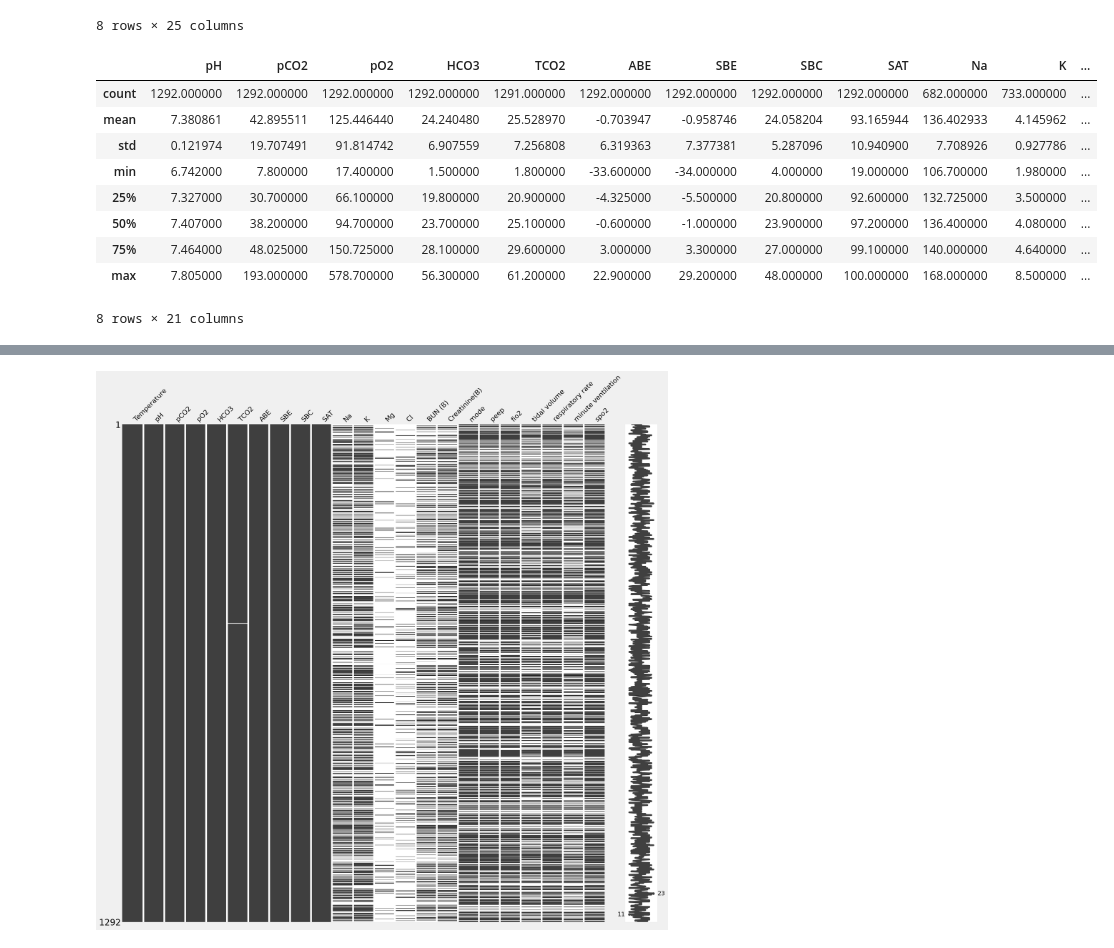
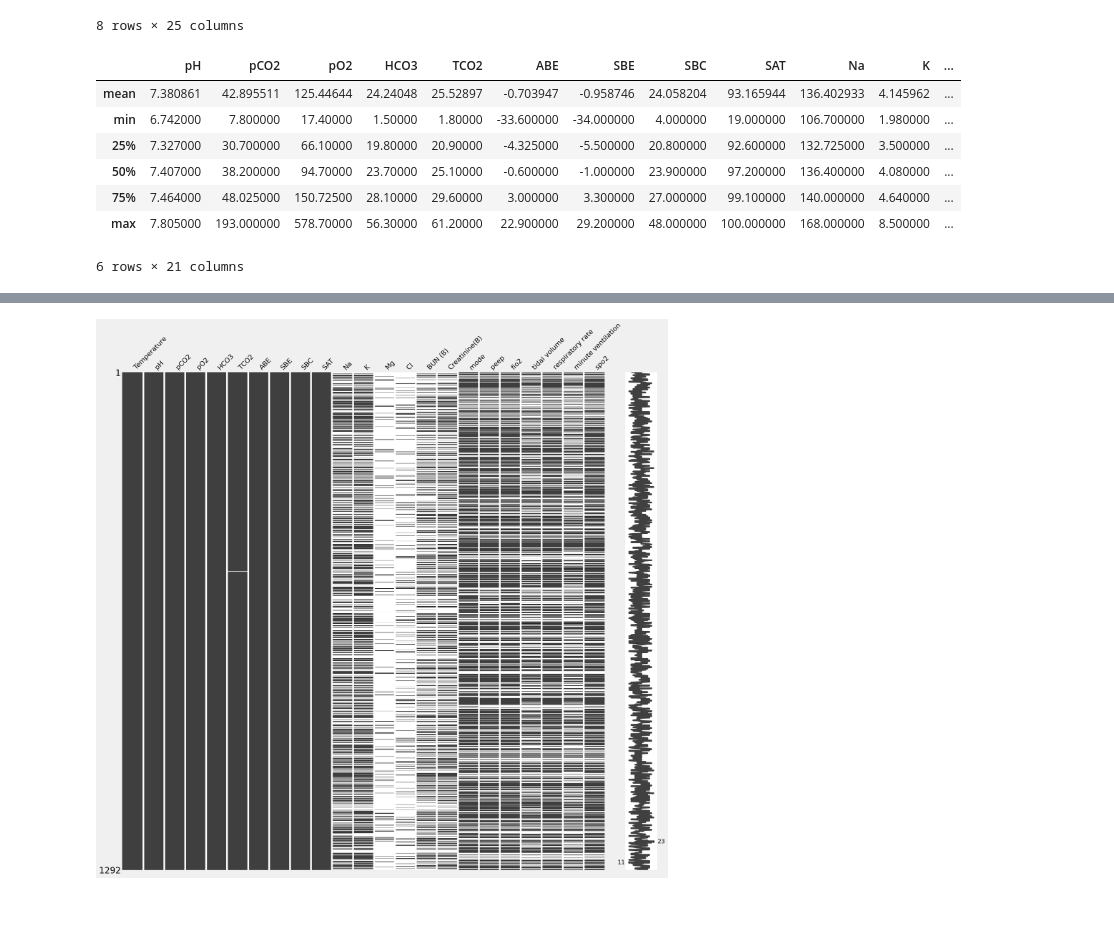
Before and after one commit to yungshun317/sklearn-aftygh-respiratory-therapy, a Jupyter notebook: aftygh_respiratory_therapy_machine_learning_classification.ipynb, the cells around one changed output, grey strips where cells are left out. Saved outputs shown, nothing was run; the diff lists cells and outputs as text; code cells hidden in the pictures; blank space fills up the shorter version.

```diff
--- a/aftygh_respiratory_therapy_machine_learning_classification.ipynb
+++ b/aftygh_respiratory_therapy_machine_learning_classification.ipynb
@@ -59,19 +63,17 @@ data_before_imputation_describe
 8 rows × 25 columns
 # %%
 data_before_imputation_describe_subplots = data_before_imputation_describe.drop(index=['count', 'std'])
-data_before_imputation_describe_subplots = data_before_imputation_describe.drop(columns=['病歷號', '收件日期', '收件時間', 'Temperature'])
+data_before_imputation_describe_subplots = data_before_imputation_describe_subplots.drop(columns=['病歷號', '收件日期', '收件時間', 'Temperature'])
 data_before_imputation_describe_subplots
 # %% [output]
 |  | pH | pCO2 | pO2 | HCO3 | TCO2 | ABE | SBE | SBC | SAT | Na | K | ... |
-| count | 1292.000000 | 1292.000000 | 1292.000000 | 1292.000000 | 1291.000000 | 1292.000000 | 1292.000000 | 1292.000000 | 1292.000000 | 682.000000 | 733.000000 | ... |
-| mean | 7.380861 | 42.895511 | 125.446440 | 24.240480 | 25.528970 | -0.703947 | -0.958746 | 24.058204 | 93.165944 | 136.402933 | 4.145962 | ... |
-| std | 0.121974 | 19.707491 | 91.814742 | 6.907559 | 7.256808 | 6.319363 | 7.377381 | 5.287096 | 10.940900 | 7.708926 | 0.927786 | ... |
-| min | 6.742000 | 7.800000 | 17.400000 | 1.500000 | 1.800000 | -33.600000 | -34.000000 | 4.000000 | 19.000000 | 106.700000 | 1.980000 | ... |
-| 25% | 7.327000 | 30.700000 | 66.100000 | 19.800000 | 20.900000 | -4.325000 | -5.500000 | 20.800000 | 92.600000 | 132.725000 | 3.500000 | ... |
-| 50% | 7.407000 | 38.200000 | 94.700000 | 23.700000 | 25.100000 | -0.600000 | -1.000000 | 23.900000 | 97.200000 | 136.400000 | 4.080000 | ... |
-| 75% | 7.464000 | 48.025000 | 150.725000 | 28.100000 | 29.600000 | 3.000000 | 3.300000 | 27.000000 | 99.100000 | 140.000000 | 4.640000 | ... |
-| max | 7.805000 | 193.000000 | 578.700000 | 56.300000 | 61.200000 | 22.900000 | 29.200000 | 48.000000 | 100.000000 | 168.000000 | 8.500000 | ... |
+| mean | 7.380861 | 42.895511 | 125.44644 | 24.24048 | 25.52897 | -0.703947 | -0.958746 | 24.058204 | 93.165944 | 136.402933 | 4.145962 | ... |
+| min | 6.742000 | 7.800000 | 17.40000 | 1.50000 | 1.80000 | -33.600000 | -34.000000 | 4.000000 | 19.000000 | 106.700000 | 1.980000 | ... |
+| 25% | 7.327000 | 30.700000 | 66.10000 | 19.80000 | 20.90000 | -4.325000 | -5.500000 | 20.800000 | 92.600000 | 132.725000 | 3.500000 | ... |
+| 50% | 7.407000 | 38.200000 | 94.70000 | 23.70000 | 25.10000 | -0.600000 | -1.000000 | 23.900000 | 97.200000 | 136.400000 | 4.080000 | ... |
+| 75% | 7.464000 | 48.025000 | 150.72500 | 28.10000 | 29.60000 | 3.000000 | 3.300000 | 27.000000 | 99.100000 | 140.000000 | 4.640000 | ... |
+| max | 7.805000 | 193.000000 | 578.70000 | 56.30000 | 61.20000 | 22.900000 | 29.200000 | 48.000000 | 100.000000 | 168.000000 | 8.500000 | ... |
-8 rows × 21 columns
+6 rows × 21 columns
 # %%
 fig, axes = plt.subplots(7, 3, figsize=(18, 44))
 
```
Also changed, not shown: parts of 10 cells of this notebook.
